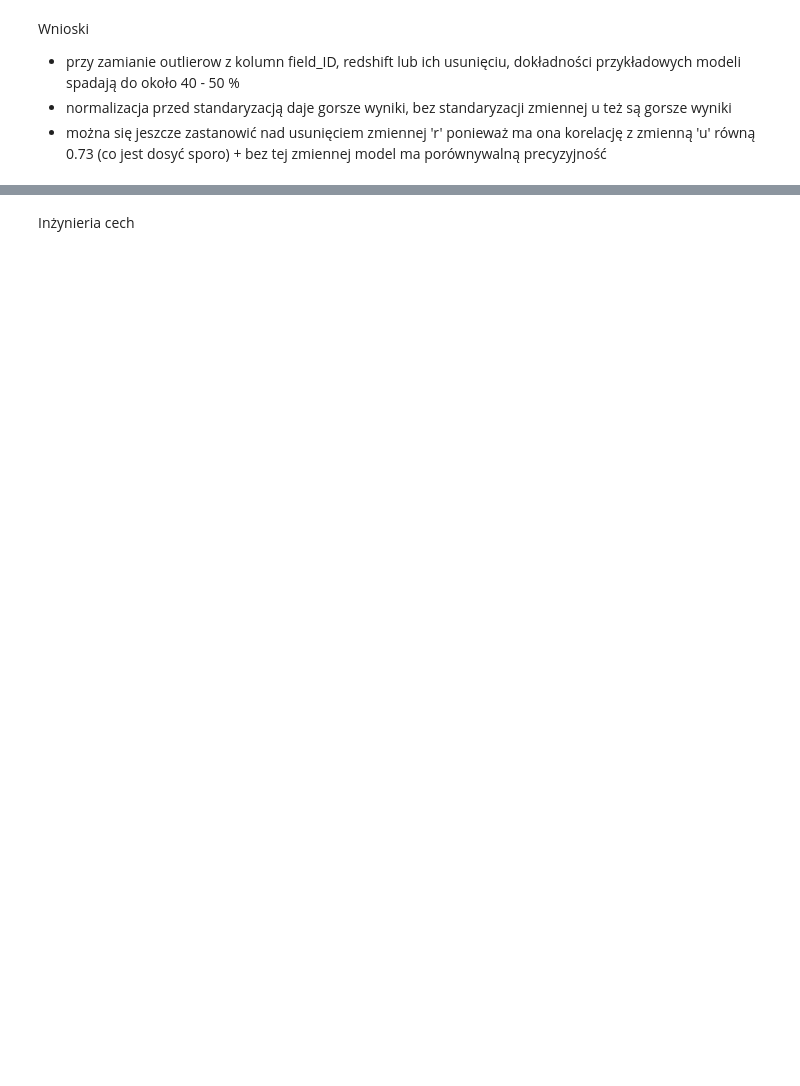
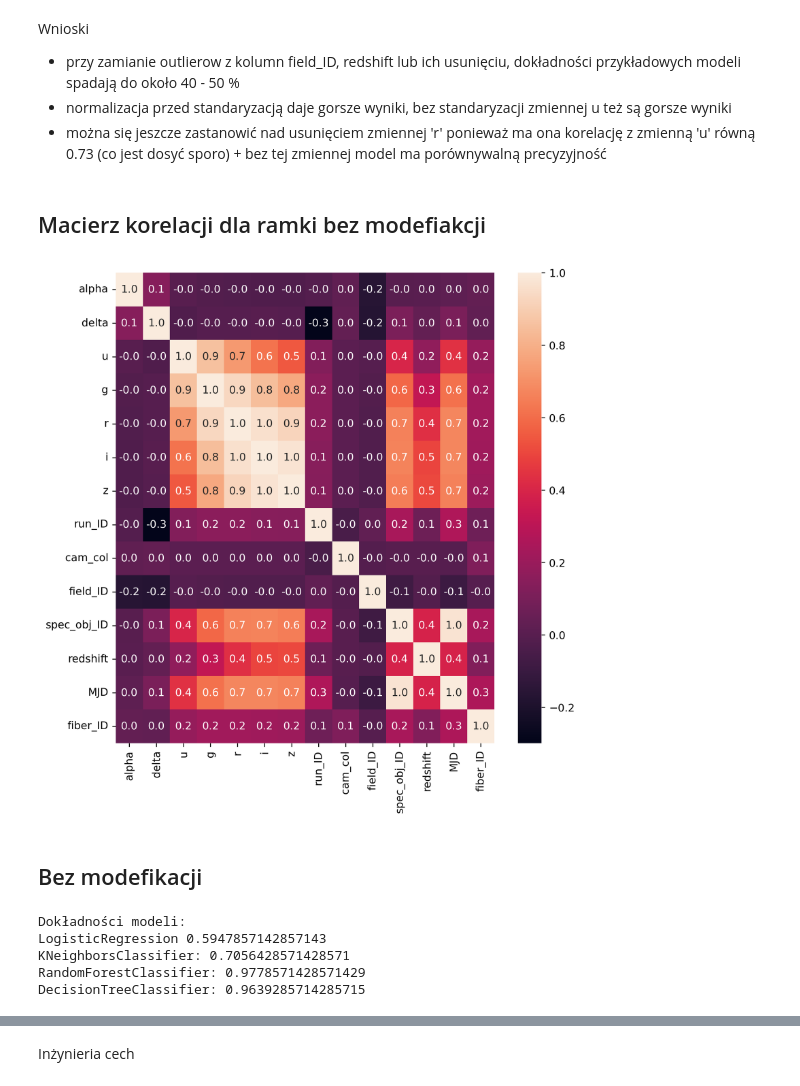
Before and after one commit to malgosiam2/WUM-Klasyfikacja, a Jupyter notebook: FeatureEngineering/budowa_krok_2_4.ipynb, the cells around one changed output, grey strips where cells are left out. Drawn from its saved outputs; the diff is of its cells as text; code cells hidden in the pictures; blank space fills up the shorter version.

```diff
--- a/FeatureEngineering/budowa_krok_2_4.ipynb
+++ b/FeatureEngineering/budowa_krok_2_4.ipynb
@@ -329,3 +397,41 @@ modeli spadają do około 40 - 50 %
 - normalizacja przed standaryzacją daje gorsze wyniki, bez standaryzacji zmiennej u też są gorsze wyniki
 - można się jeszcze zastanowić nad usunięciem zmiennej 'r' ponieważ ma ona korelację z zmienną 'u' równą 0.73
 (co jest dosyć sporo) + bez tej zmiennej model ma porównywalną precyzyjność
+# %% [markdown]
+## Macierz korelacji dla ramki bez modefiakcji
+# %%
+df = development_unit_df.copy()
+df_correlation = df.loc[:, df.columns != 'class'].corr()
+fig = plt.figure(figsize=(8,8), dpi = 256)
+sns.heatmap(df_correlation, annot = True, fmt = '.1f')
+plt.show()
+# %% [output]
+[figure, added]
+# %% [markdown]
+## Bez modefikacji
+# %%
+# Tworzenie kopii ramki danych
+df = development_unit_df.copy()
+
+# Modefikowanie cech
+
+# Usuwanie kolumn
+
+# Korekta outlierów
+
+# Zrównoważenie
+
+# Normalizacja
+
+# Standaryzacja
+
+# Informacje o ramce danych
+
+# Testowanie
+test_models(df)
+# %% [output]
+Dokładności modeli:
+LogisticRegression 0.5947857142857143
+KNeighborsClassifier: 0.7056428571428571
+RandomForestClassifier: 0.9778571428571429
+DecisionTreeClassifier: 0.9639285714285715
```
Also changed, not shown: parts of 24 cells of this notebook.
